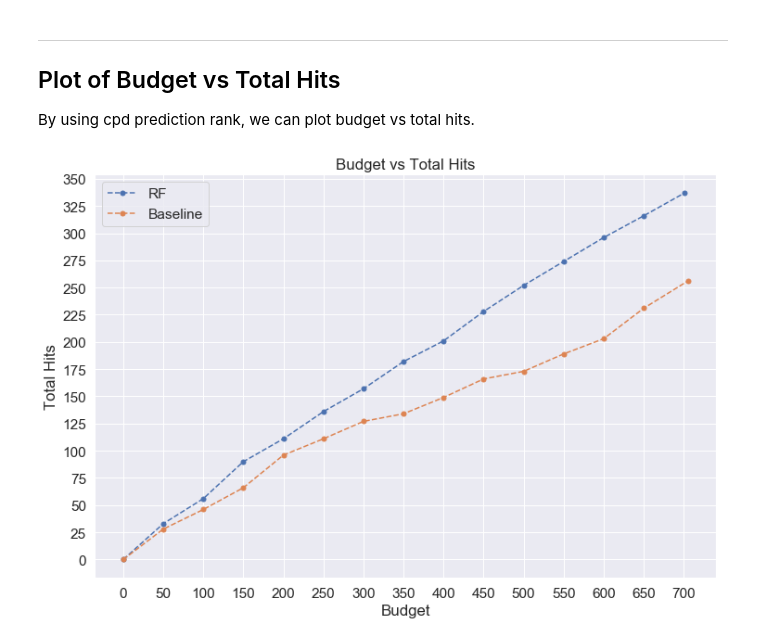
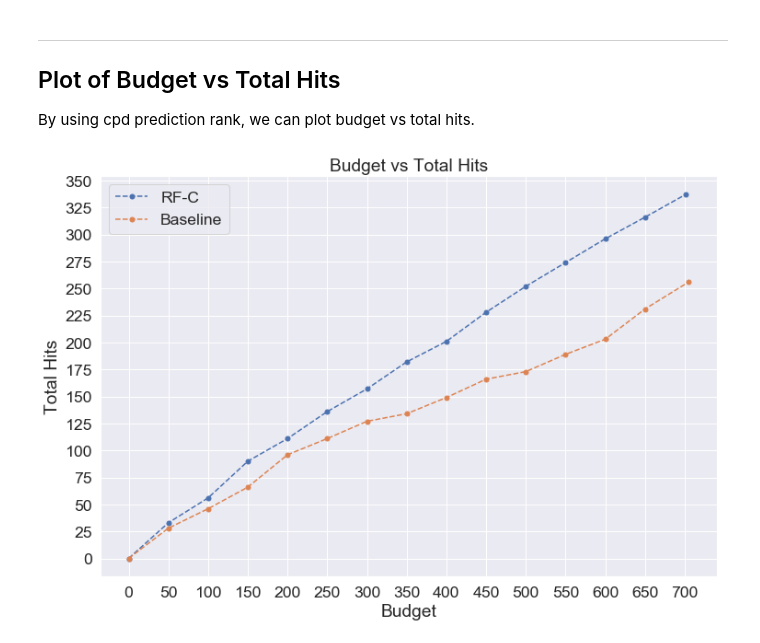
Before and after one commit to gitter-lab/pria-ams-enamine, a Jupyter notebook: analysis_notebooks/Process AMS Results.ipynb, the cells around one changed output. Drawn from its saved outputs; the diff is of its cells as text; code cells hidden in the pictures.

```diff
--- a/analysis_notebooks/Process AMS Results.ipynb
+++ b/analysis_notebooks/Process AMS Results.ipynb
@@ -128,33 +135,33 @@ By using cpd prediction rank, we can plot budget vs total hits.
 # %%
 import matplotlib.pyplot as plt
 import seaborn as sns
 sns.set_context("paper")
-sns.set(font_scale=1.4)
+sns.set(font_scale=1.6)
 
 RF_all_ranked = res_df[res_df['Selection'].isin(['Prediction', 'Both'])].sort_values('rf_rank')
 budget_arr = np.arange(0, RF_all_ranked.shape[0], 50)
 budget_arr[-1] = RF_all_ranked.shape[0]
 total_hits_arr = np.zeros_like(budget_arr)
 for i, b in enumerate(budget_arr):
     total_hits_arr[i] = RF_all_ranked.iloc[:b,:]['Hit'].sum()
 
 plt.figure(figsize=(12,8))
 plt.plot(budget_arr, total_hits_arr, linestyle='--', marker='o', markersize=5)
 
 BL_all_ranked = res_df[res_df['Selection'].isin(['Baseline', 'Both'])].sort_values('baseline_rank')
 budget_arr = np.arange(0, BL_all_ranked.shape[0], 50)
 budget_arr[-1] = BL_all_ranked.shape[0]
 total_hits_arr = np.zeros_like(budget_arr)
 for i, b in enumerate(budget_arr):
     total_hits_arr[i] = BL_all_ranked.iloc[:b,:]['Hit'].sum()
 
 plt.plot(budget_arr, total_hits_arr, linestyle='--', marker='o', markersize=5)
 plt.xticks(np.arange(0, 750, 50))
 plt.yticks(np.arange(0, 351, 25))
 plt.xlabel('Budget')
 plt.ylabel('Total Hits')
-plt.legend(['RF', 'Baseline'])
+plt.legend(['RF-C', 'Baseline'])
 plt.title('Budget vs Total Hits')
 plt.show()
 # %% [output]
-[figure, old version]
+[figure, new version]
```
Also changed, not shown: parts of 6 cells of this notebook, 1 other file.
